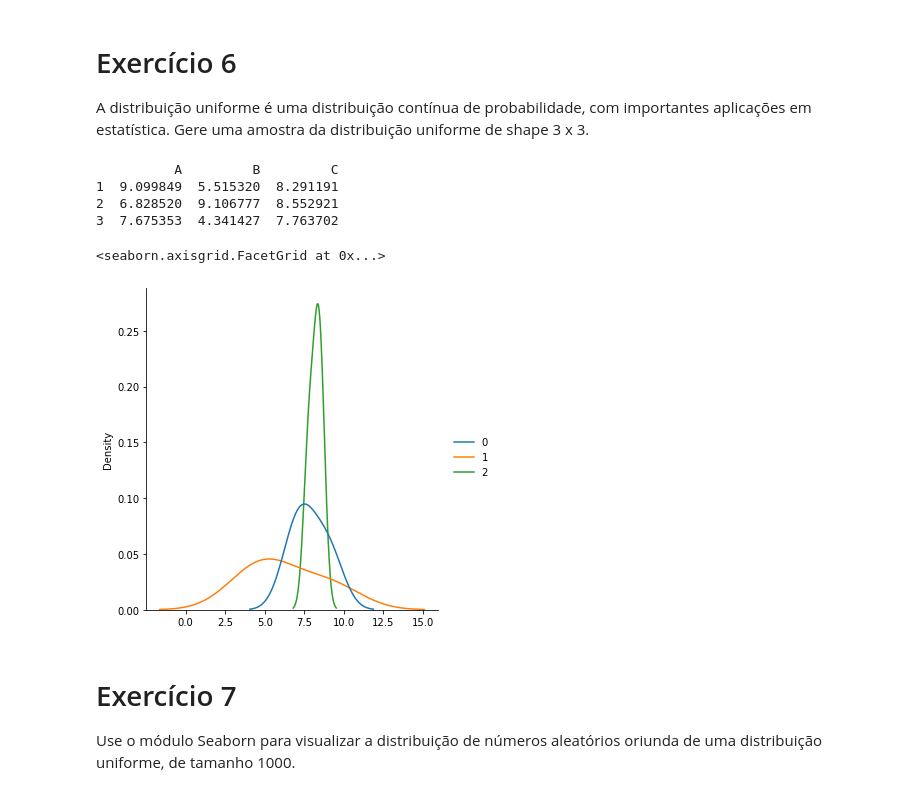
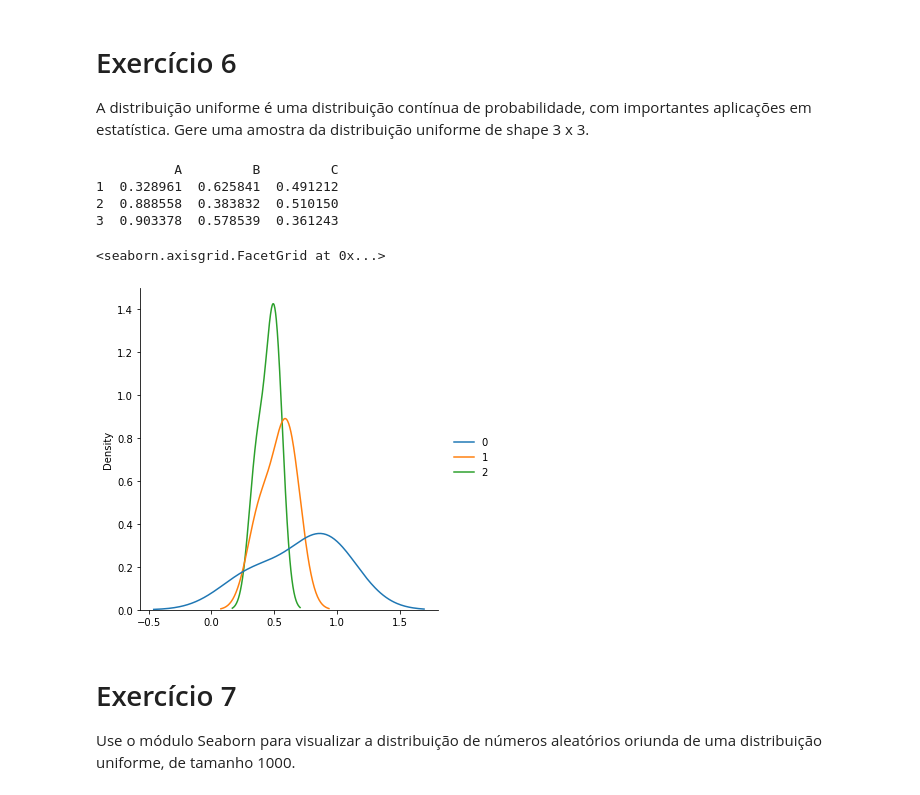
Before and after one commit to carlosedlucas/Exercicios_Data_Science_com_Python, a Jupyter notebook: Random_Numpy.ipynb, the cells around one changed output. Saved outputs shown, nothing was run; the diff lists cells and outputs as text; code cells hidden in the pictures.

```diff
--- a/Random_Numpy.ipynb
+++ b/Random_Numpy.ipynb
@@ -95,17 +96,17 @@ sns.displot(data, kind='kde')
 
 A distribuição uniforme é uma distribuição contínua de probabilidade, com importantes aplicações em estatística. Gere uma amostra da distribuição uniforme de shape 3 x 3.
 # %%
-a = random.uniform(10,3,size = (3, 3))
+a = random.uniform(size = (3, 3))
 df = pd.DataFrame(a, columns = list('ABC'), index = range(1,a.shape[0]+1))
 print(df)
 sns.displot(a, kind='kde')
 # %% [output]
           A         B         C
-1  9.099849  5.515320  8.291191
-2  6.828520  9.106777  8.552921
-3  7.675353  4.341427  7.763702
+1  0.328961  0.625841  0.491212
+2  0.888558  0.383832  0.510150
+3  0.903378  0.578539  0.361243
 <seaborn.axisgrid.FacetGrid at 0x...>
-[figure, old version]
+[figure, new version]
 # %% [markdown]
 # Exercício 7
 
```
Also changed, not shown: parts of 19 cells of this notebook.
